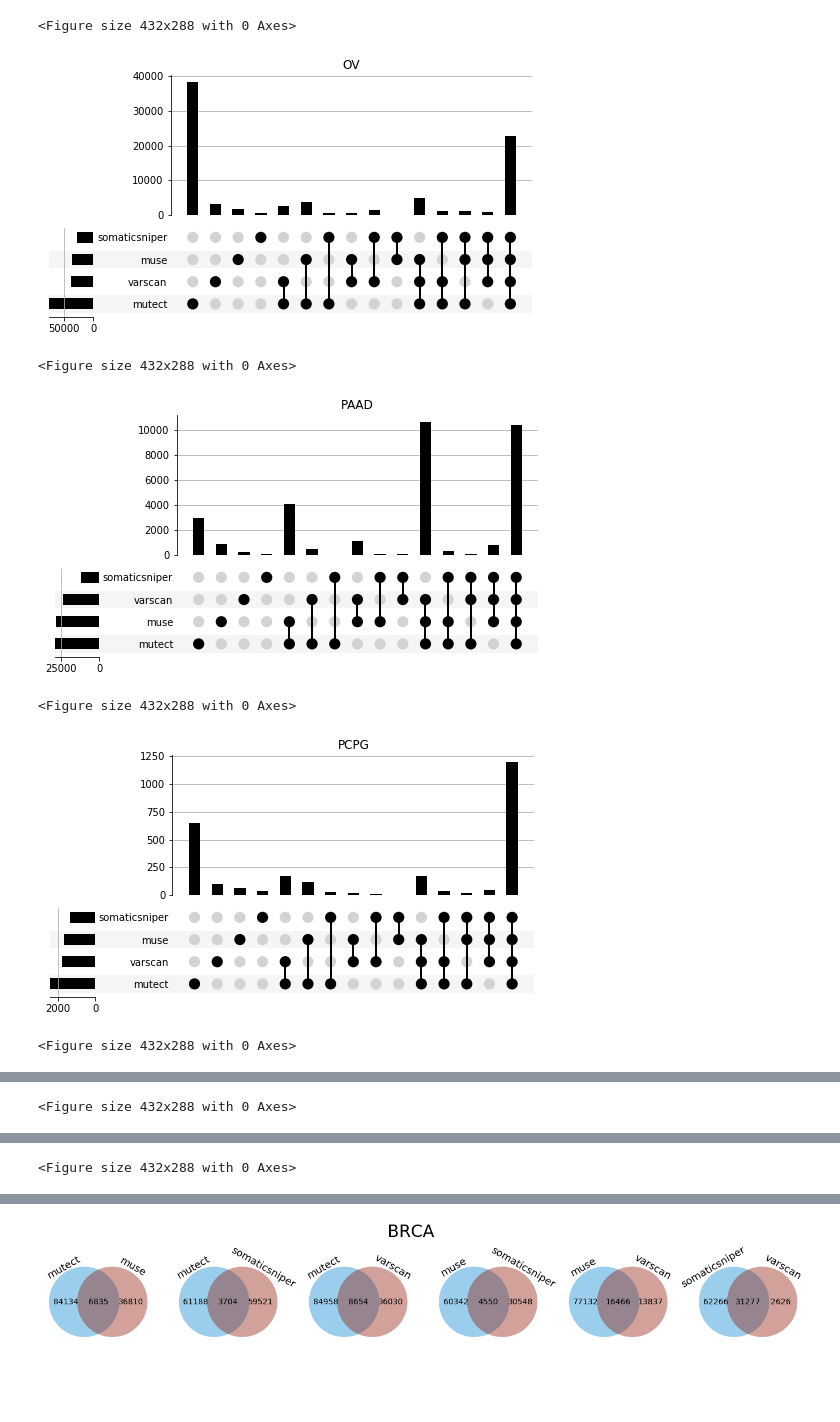
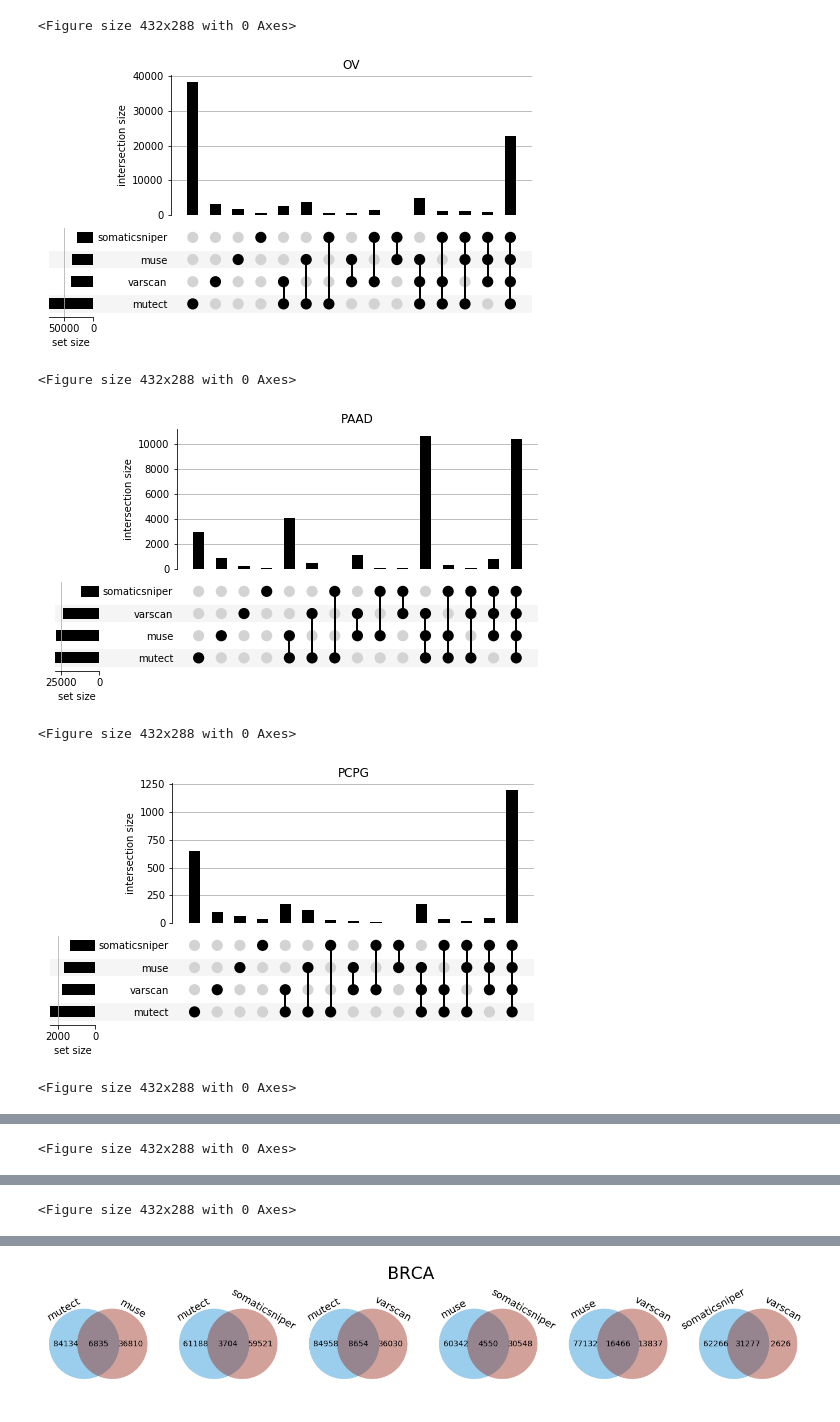
Before and after one commit to kathrynleung/gdcdata, a Jupyter notebook: gdc.ipynb, the cells around one changed output, grey strips where cells are left out. Saved outputs shown, nothing was run; the diff lists cells and outputs as text; code cells hidden in the pictures; blank space fills up the shorter version.

```diff
--- a/gdc.ipynb
+++ b/gdc.ipynb
@@ -250,7 +250,10 @@ for cancer in possible_cancers:
                             ['muse','somaticsniper','varscan']],
                            data=dat)
     pyplot.figure()
-    plot(example)
+    ax = plot(example)
     pyplot.title(cancer)
+    pyplot.ylabel('intersection size')
+    ax['totals'].set_xlabel('set size')
+    pyplot.show()
 # %% [output]
 <Figure size 432x288 with 0 Axes>
@@ -308,37 +311,40 @@ for cancer in possible_cancers:
     for i in range(0, num_callers):
         if i == num_callers:
             break
         for j in range(i + 1, num_callers):
             for k in range(j+1, num_callers):
                 set_vals = three_set(all_variants[possible_callers[i]], all_variants[possible_callers[j]],all_variants[possible_callers[k]])
                 dat.append(set_vals)
                 print(possible_callers[i], possible_callers[j], possible_callers[k])
                 print(set_vals)
 
 
     print(four_set(all_variants[possible_callers[0]], all_variants[possible_callers[1]],
                         all_variants[possible_callers[2]], all_variants[possible_callers[3]]))
     """
 
     # four way intersection
     dat = four_set(all_variants[possible_callers[0]], all_variants[possible_callers[1]],
                         all_variants[possible_callers[2]], all_variants[possible_callers[3]])
     #print(possible_callers[0], possible_callers[1], possible_callers[2], possible_callers[3])
     #print(set_vals)
 
     example = from_memberships([['mutect','muse','somaticsniper','varscan'],['mutect'], ['muse'], ['somaticsniper'],
                                 ['varscan'], ['mutect', 'muse'],['mutect', 'somaticsniper'],['mutect', 'varscan'],['muse','somaticsniper'], ['muse', 'varscan'],
                             ['somaticsniper', 'varscan'],['mutect', 'muse', 'somaticsniper'], ['mutect','muse','varscan'], ['mutect', 'somaticsniper', 'varscan'],
                             ['muse','somaticsniper','varscan']],
                            data=dat)
     pyplot.figure()
-    plot(example)
+    ax = plot(example)
     pyplot.title(cancer)
+    pyplot.ylabel('intersection size')
+    ax['totals'].set_xlabel('set size')
+    pyplot.show()
 # %% [output]
 <Figure size 432x288 with 0 Axes>
-[figure, old version]
+[figure, new version]
 <Figure size 432x288 with 0 Axes>
-[figure, old version]
+[figure, new version]
 <Figure size 432x288 with 0 Axes>
-[figure, old version]
+[figure, new version]
 <Figure size 432x288 with 0 Axes>
```
Also changed, not shown: parts of 3 cells of this notebook.
